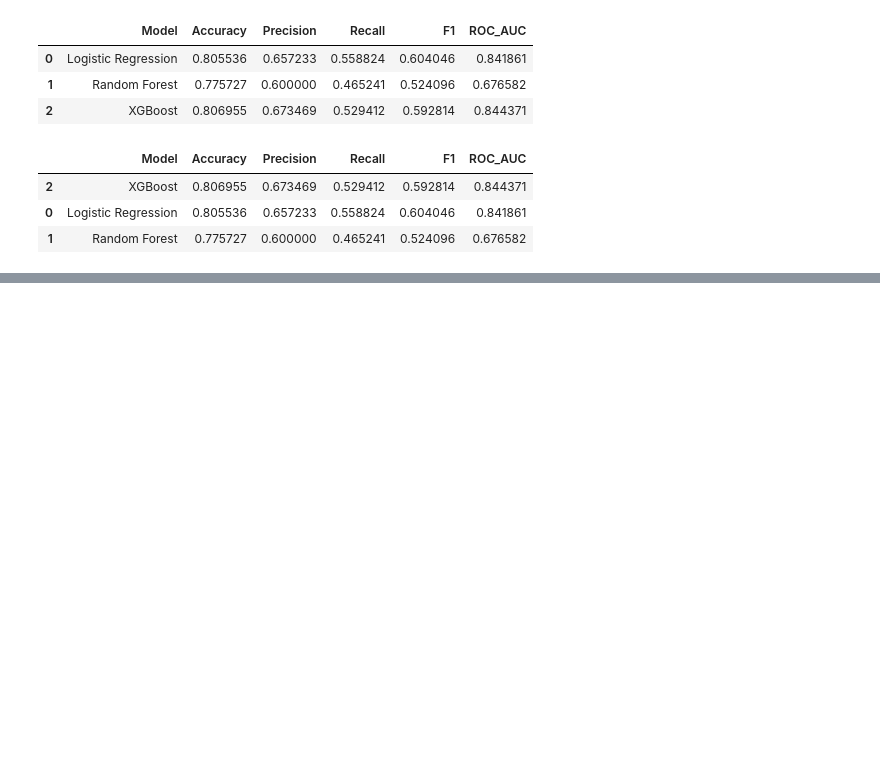
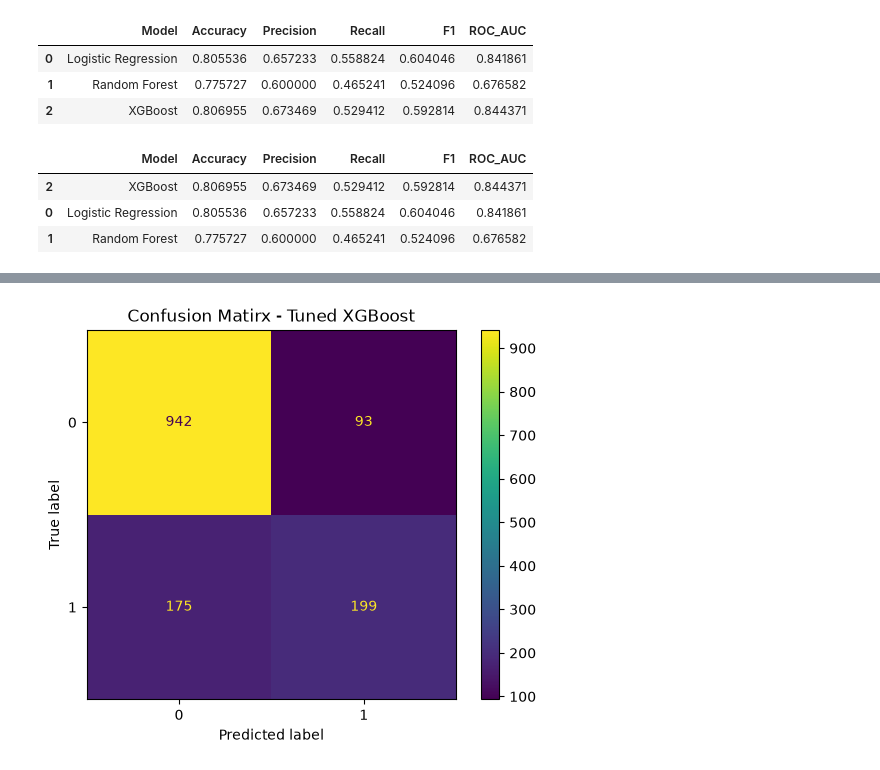
Before and after one commit to okox01/Machine_Learning_Projects, a Jupyter notebook: Customer-Churn-MLOps/notebooks/03_model_experiments.ipynb, the cells around one changed output, grey strips where cells are left out. Cells and saved outputs as stored; diff of their text form; code cells hidden in the pictures; blank space fills up the shorter version.

Commit message:
tuned xgboost

```diff
--- a/Customer-Churn-MLOps/notebooks/03_model_experiments.ipynb
+++ b/Customer-Churn-MLOps/notebooks/03_model_experiments.ipynb
@@ -534,0 +546,12 @@ model_comparison.sort_values(by="ROC_AUC",ascending=False)
+# %%
+random_search=RandomizedSearchCV(
+    estimator=xgb_pipeline,
+    param_distributions=param_distributions,
+    n_iter=30,
+    scoring='roc_auc',
+    cv=5,
+    n_jobs=-1,
+    verbose=1
+)
+# %%
+random_search.fit(X_train,y_train)
@@ -534,0 +590,4 @@ model_comparison.sort_values(by="ROC_AUC",ascending=False)
+# %%
+best_xgb_pipeline=random_search.best_estimator_
+# %%
+tuned_y_pred=best_xgb_pipeline.predict(X_test)
@@ -534,0 +665,7 @@ model_comparison.sort_values(by="ROC_AUC",ascending=False)
+# %%
+ConfusionMatrixDisplay.from_predictions(y_test,tuned_y_pred)
+
+plt.title("Confusion Matirx - Tuned XGBoost")
+plt.show()
+# %% [output]
+[figure, added]
```
Also changed, not shown: parts of 13 cells of this notebook.
